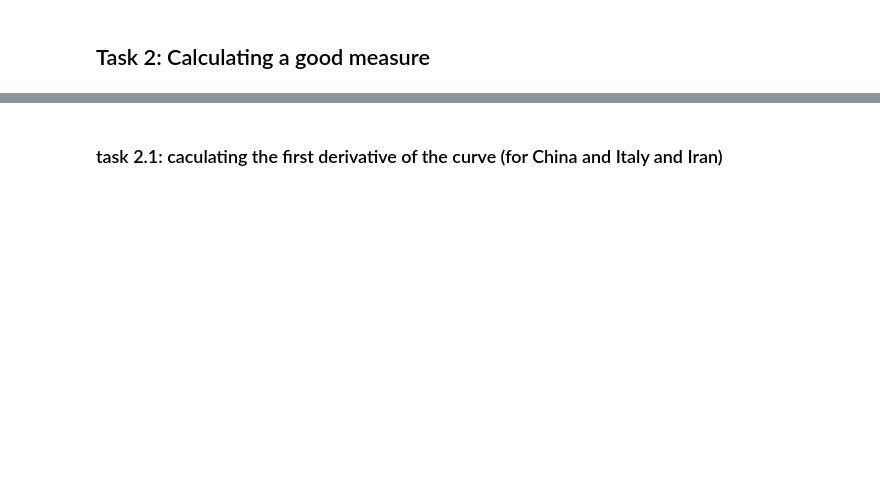
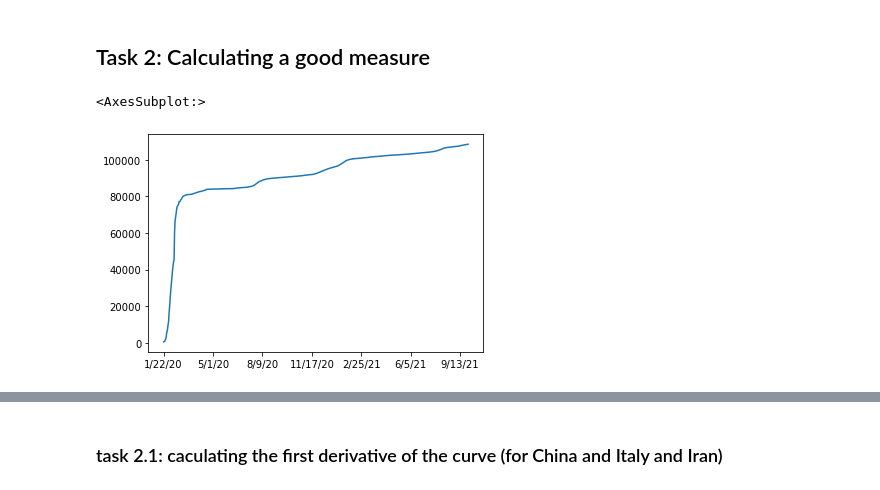
Before and after one commit to saeed-saffari/UT-workshop-sum2021, a Jupyter notebook: Lecture/8. Project 01 - Covid19 confirmed cases.ipynb, the cells around one changed output, grey strips where cells are left out. Drawn from its saved outputs; the diff is of its cells as text; code cells hidden in the pictures; blank space fills up the shorter version.

```diff
--- a/Lecture/8. Project 01 - Covid19 confirmed cases.ipynb
+++ b/Lecture/8. Project 01 - Covid19 confirmed cases.ipynb
@@ -17,2 +180,7 @@
 # %% [markdown]
 ## Task 2: Calculating a good measure
+# %%
+corona_dataset_aggregated.loc['China'].plot()
+# %% [output]
+<AxesSubplot:>
+[figure, added]
```
Also changed, not shown: parts of 59 cells of this notebook.
